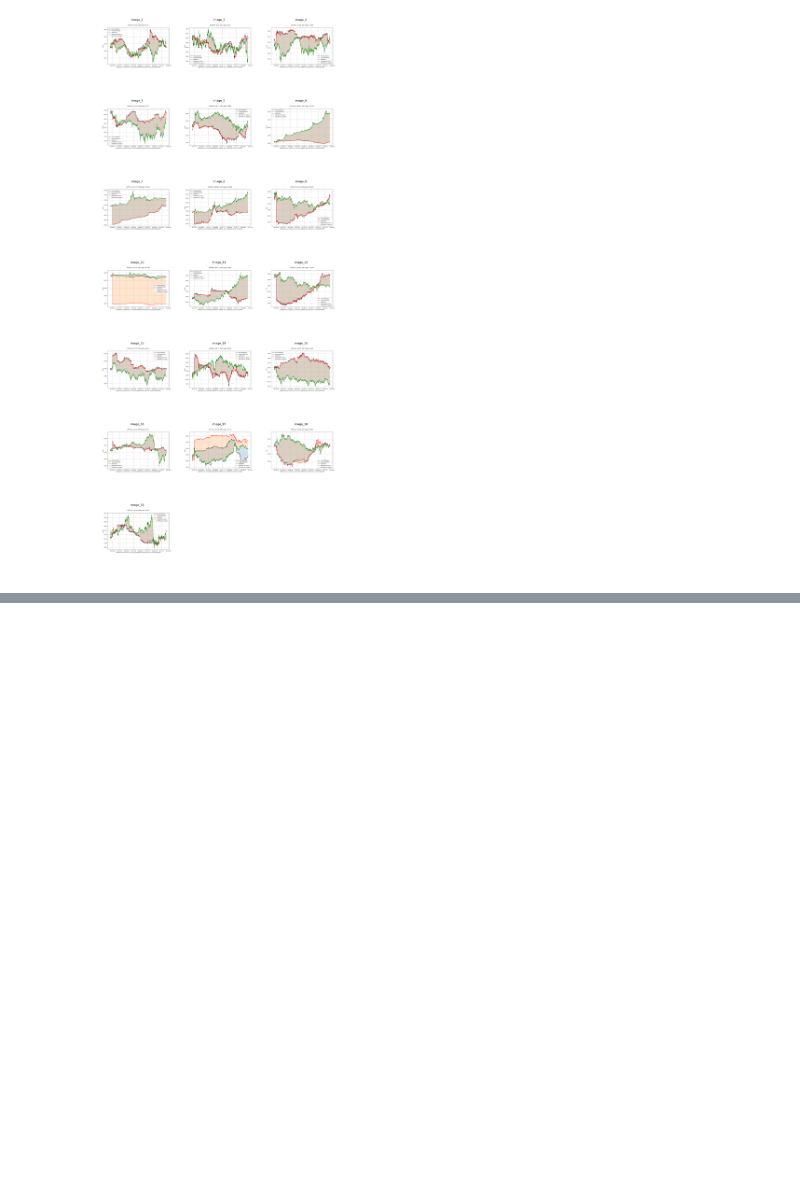
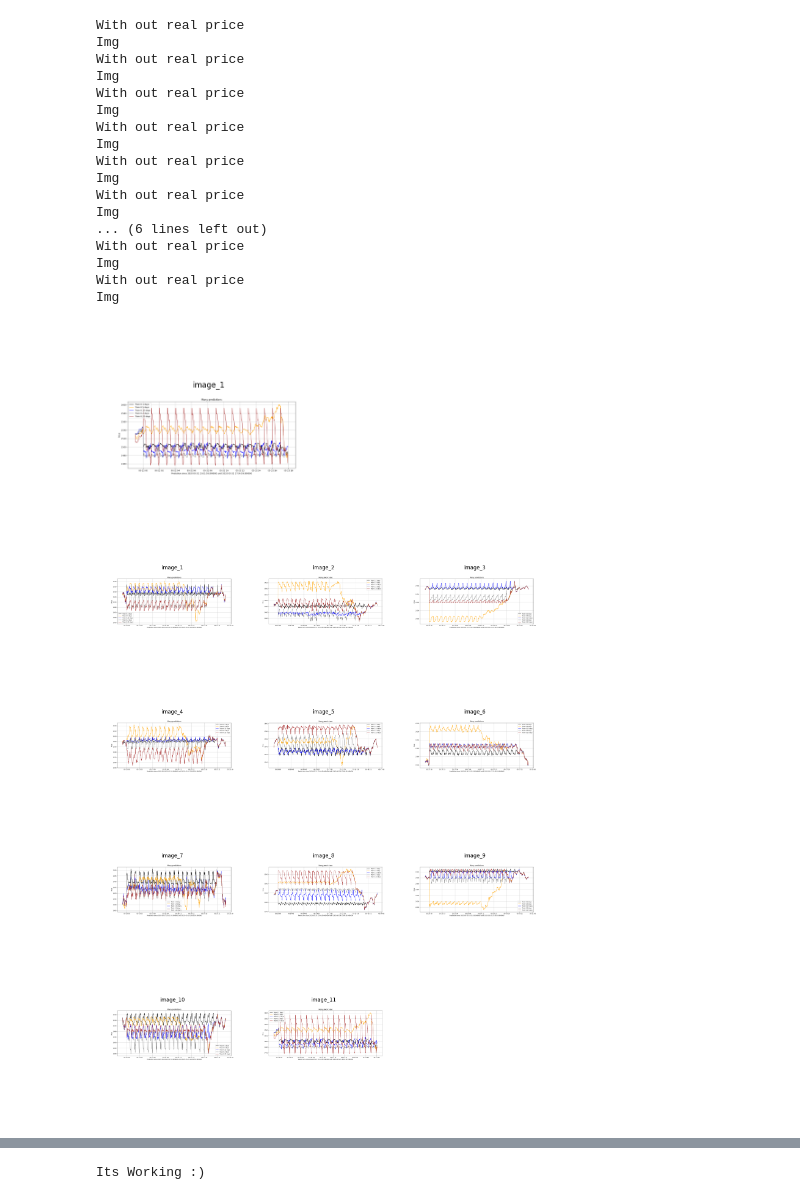
Before and after one commit to Santiagosphysics/FinalHeimdall, a Jupyter notebook: test_1.ipynb, the cells around one changed output, grey strips where cells are left out. Saved outputs shown, nothing was run; the diff lists cells and outputs as text; code cells hidden in the pictures; blank space fills up the shorter version.

```diff
--- a/test_1.ipynb
+++ b/test_1.ipynb
@@ -17,15 +31,41 @@ test_1 = ModelIndicators().development_XGBoost_final(end_time = end_time, days_f
 # %%
 %matplotlib inline
 
 from indicators import ModelIndicators
 
-end_time = '2025-05-01 23:00:00'
-days_fine_pred = 5
-days_pred = 15
+SinceDate = '2025-05-10 23:00:00'
+
 crypto='ETHUSDT'
 time='min'
 
+FirstTime= 0.5
+SecondTime=0.10
+ThirdTime= 0.15
+FourthTime=0.20
+FifthTime= 0.25
 
-test = ModelIndicators().ManyPlots(since_date=end_time, days_fine_pred=days_fine_pred, days_pred = days_pred, crypto=crypto, time=time)
+RealPrice = 'off'
+
+test = ModelIndicators().ManyPlots(SinceDate=SinceDate, FirstTime=FirstTime, SecondTime=SecondTime,
+                                   ThirdTime=ThirdTime, FourthTime=FourthTime, FifthTime=FifthTime,
+                                   crypto=crypto, time=time, RealPrice=RealPrice)
 # %% [output]
+With out real price
+Img
+With out real price
+Img
+With out real price
+Img
+With out real price
+Img
+With out real price
+Img
+With out real price
+Img
+... (6 lines left out)
+With out real price
+Img
+With out real price
+Img
-[figure, old version]
+[figure, new version]
+[figure, added]
@@ -31,0 +73 @@ test = ModelIndicators().ManyPlots(since_date=end_time, days_fine_pred=days_fine
+Its Working :)
```
Also changed, not shown: parts of 6 cells of this notebook, 25 other files.
